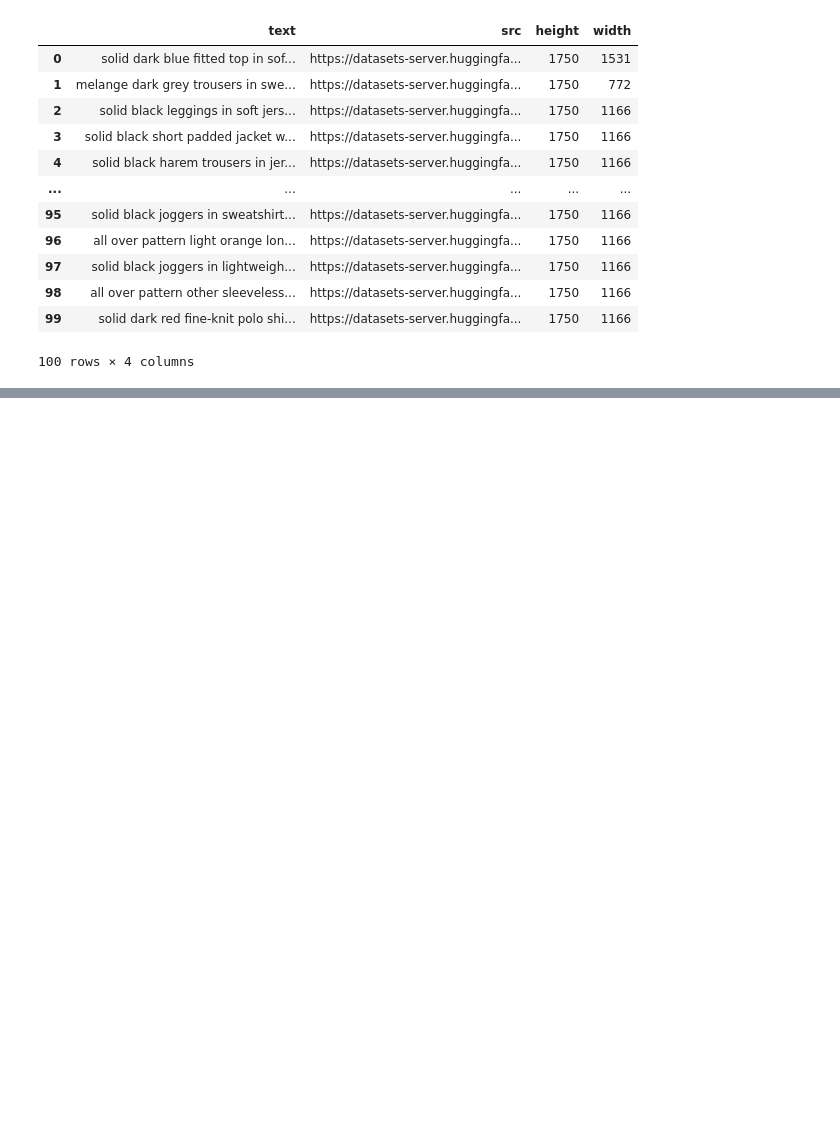
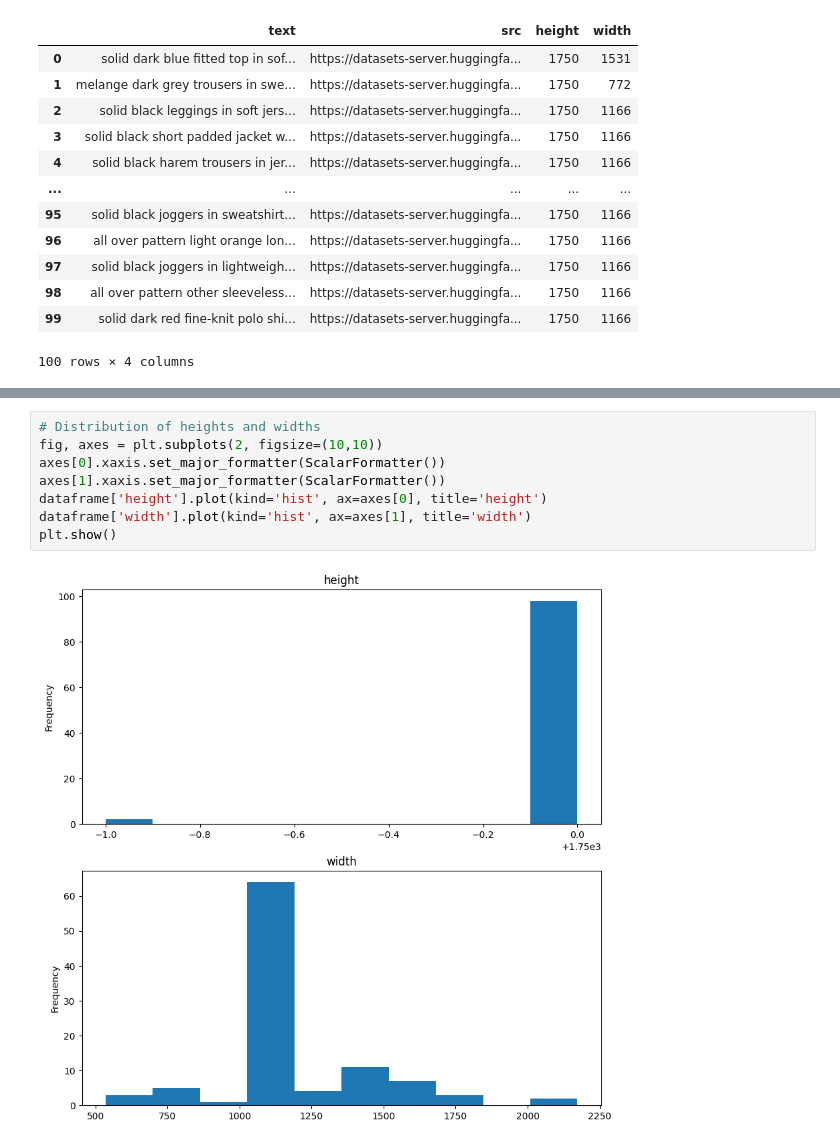
Before and after one commit to IsaD01/Deep-learning-, a Jupyter notebook: Opdracht3_2.ipynb, the cells around one changed output, grey strips where cells are left out. Cells and saved outputs as stored; diff of their text form; blank space fills up the shorter version.

```diff
--- a/Opdracht3_2.ipynb
+++ b/Opdracht3_2.ipynb
@@ -81,0 +107,10 @@ Image shape: (1750, 1531, 3)
+# %%
+# Distribution of heights and widths
+fig, axes = plt.subplots(2, figsize=(10,10))
+axes[0].xaxis.set_major_formatter(ScalarFormatter())
+axes[1].xaxis.set_major_formatter(ScalarFormatter())
+dataframe['height'].plot(kind='hist', ax=axes[0], title='height')
+dataframe['width'].plot(kind='hist', ax=axes[1], title='width')
+plt.show()
+# %% [output]
+[figure, added]
```
Also changed, not shown: parts of 15 cells of this notebook.
